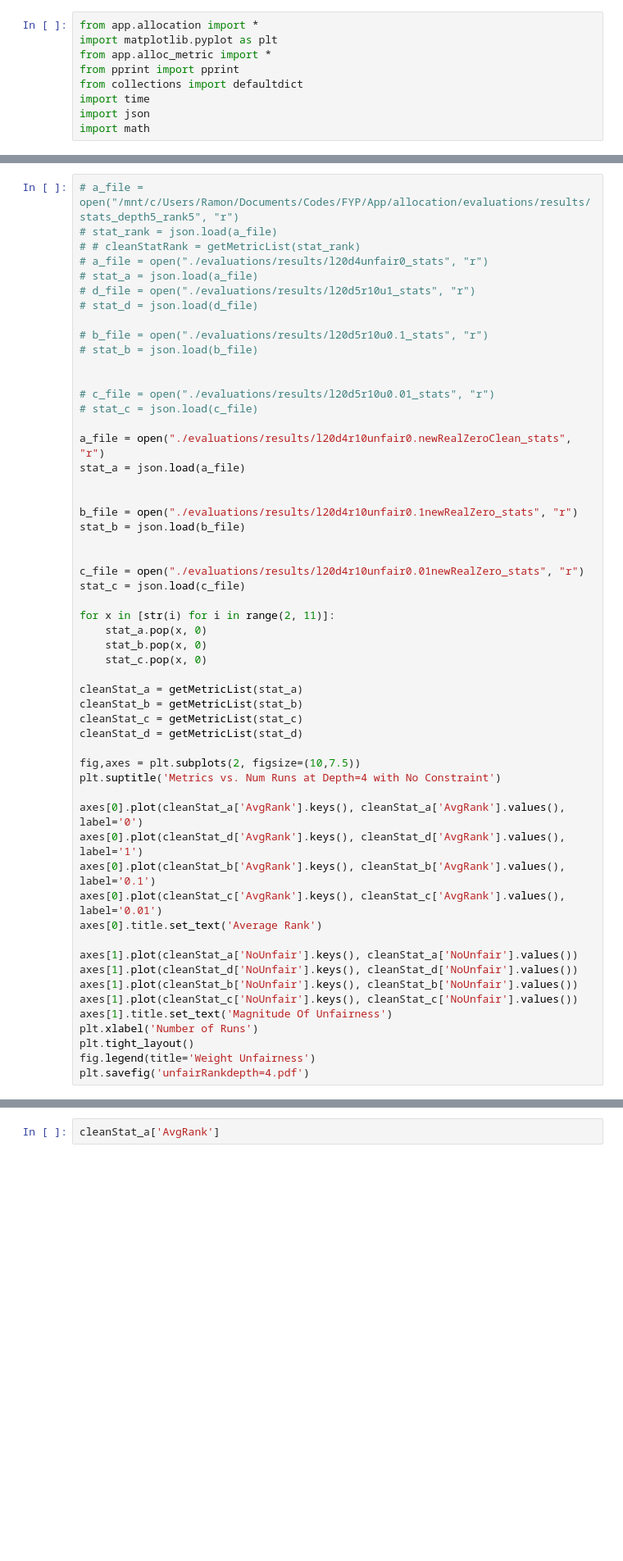
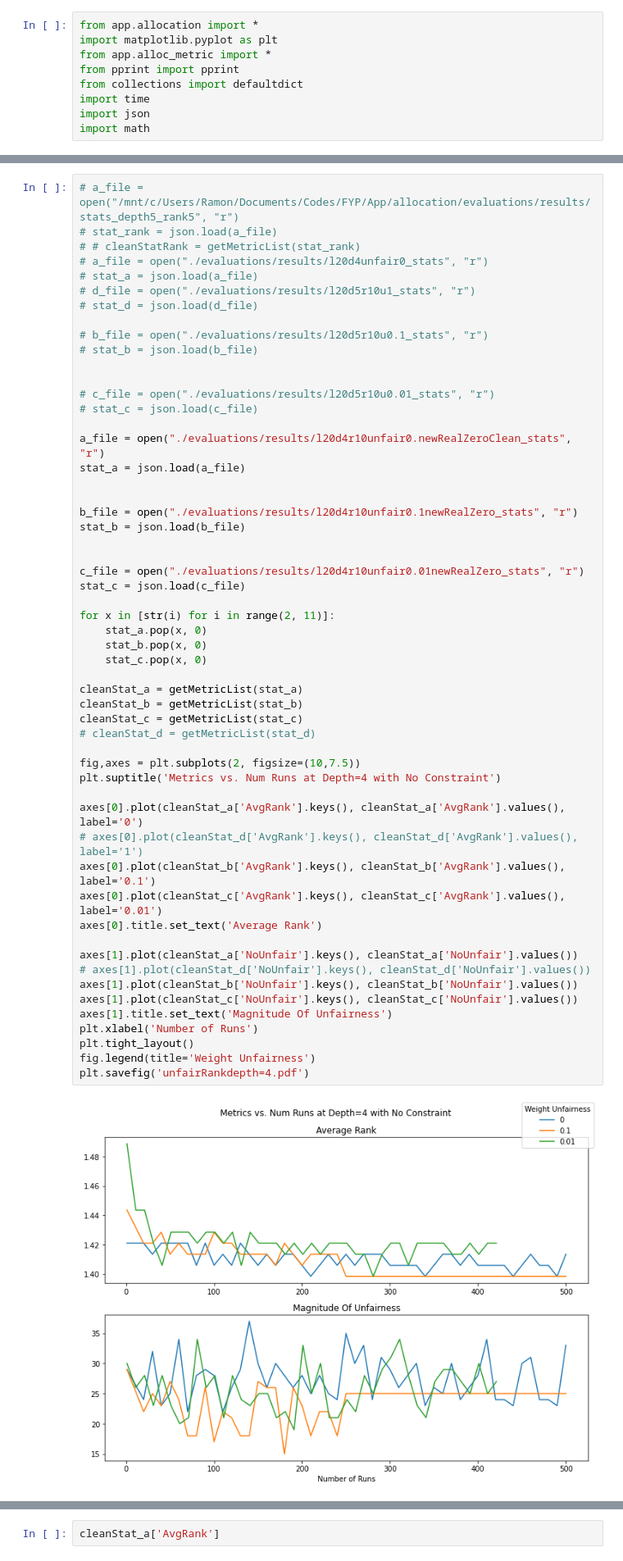
Before and after one commit to ramon15749/ProjectAllocation, a Jupyter notebook: graph.ipynb, the cells around one changed output, grey strips where cells are left out. Shown: that part at 82% size. Saved outputs shown, nothing was run; the diff lists cells and outputs as text; blank space fills up the shorter version.

```diff
--- a/graph.ipynb
+++ b/graph.ipynb
@@ -88,36 +88,38 @@ stat_b = json.load(b_file)
 
 
 c_file = open("./evaluations/results/l20d4r10unfair0.01newRealZero_stats", "r")
 stat_c = json.load(c_file)
 
 for x in [str(i) for i in range(2, 11)]:
     stat_a.pop(x, 0)
     stat_b.pop(x, 0)
     stat_c.pop(x, 0)
 
 cleanStat_a = getMetricList(stat_a)
 cleanStat_b = getMetricList(stat_b)
 cleanStat_c = getMetricList(stat_c)
-cleanStat_d = getMetricList(stat_d)
+# cleanStat_d = getMetricList(stat_d)
 
 fig,axes = plt.subplots(2, figsize=(10,7.5))
 plt.suptitle('Metrics vs. Num Runs at Depth=4 with No Constraint')
 
 axes[0].plot(cleanStat_a['AvgRank'].keys(), cleanStat_a['AvgRank'].values(), label='0')
-axes[0].plot(cleanStat_d['AvgRank'].keys(), cleanStat_d['AvgRank'].values(), label='1')
+# axes[0].plot(cleanStat_d['AvgRank'].keys(), cleanStat_d['AvgRank'].values(), label='1')
 axes[0].plot(cleanStat_b['AvgRank'].keys(), cleanStat_b['AvgRank'].values(), label='0.1')
 axes[0].plot(cleanStat_c['AvgRank'].keys(), cleanStat_c['AvgRank'].values(), label='0.01')
 axes[0].title.set_text('Average Rank')
 
 axes[1].plot(cleanStat_a['NoUnfair'].keys(), cleanStat_a['NoUnfair'].values())
-axes[1].plot(cleanStat_d['NoUnfair'].keys(), cleanStat_d['NoUnfair'].values())
+# axes[1].plot(cleanStat_d['NoUnfair'].keys(), cleanStat_d['NoUnfair'].values())
 axes[1].plot(cleanStat_b['NoUnfair'].keys(), cleanStat_b['NoUnfair'].values())
 axes[1].plot(cleanStat_c['NoUnfair'].keys(), cleanStat_c['NoUnfair'].values())
 axes[1].title.set_text('Magnitude Of Unfairness')
 plt.xlabel('Number of Runs')
 plt.tight_layout()
 fig.legend(title='Weight Unfairness')
 plt.savefig('unfairRankdepth=4.pdf')
+# %% [output]
+[figure, added]
 # %%
 # a_file = open("/mnt/c/Users/Ramon/Documents/Codes/FYP/App/allocation/evaluations/results/stats_depth5_rank5", "r")
 # stat_rank = json.load(a_file)
```
Also changed, not shown: parts of 3 cells of this notebook, 6 other files.
